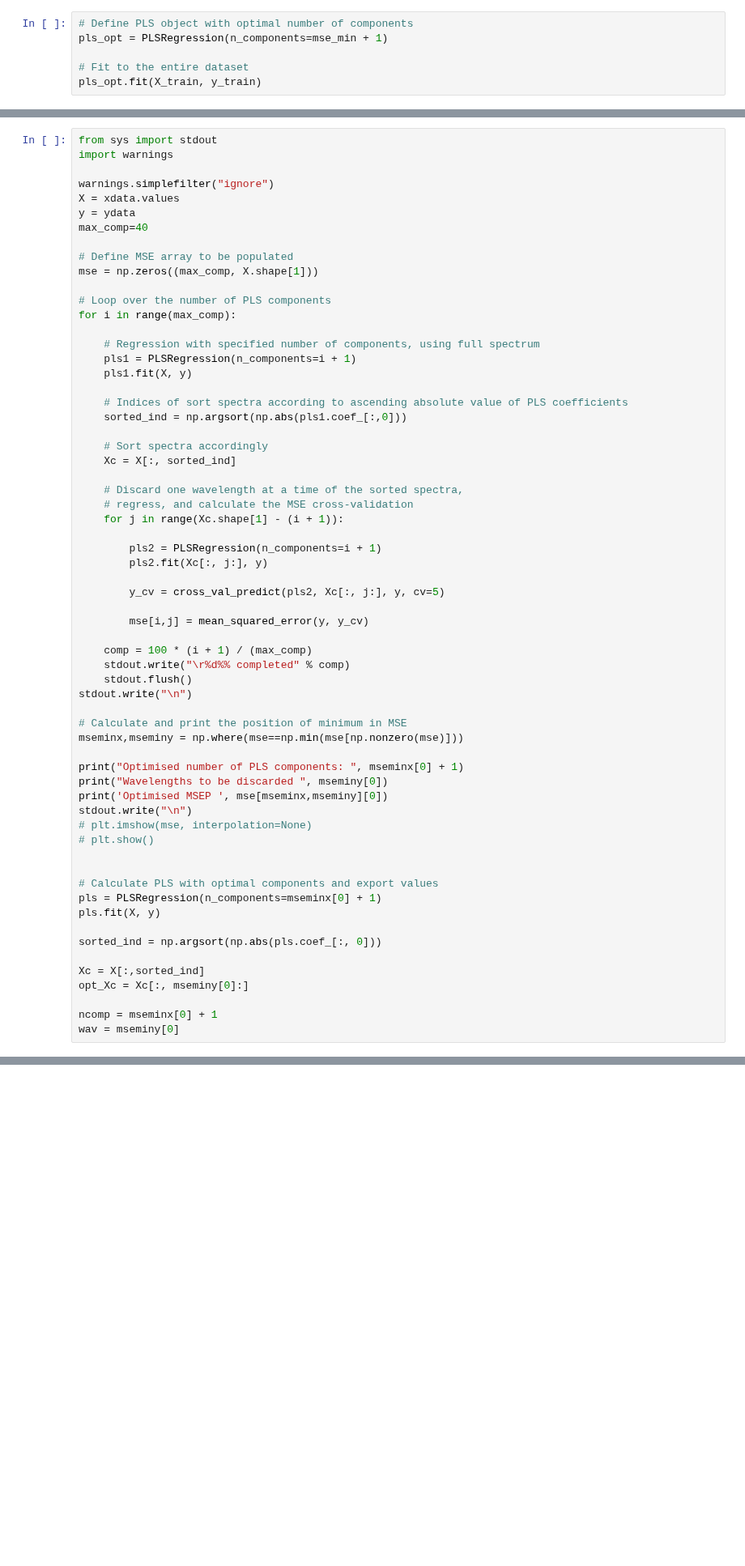
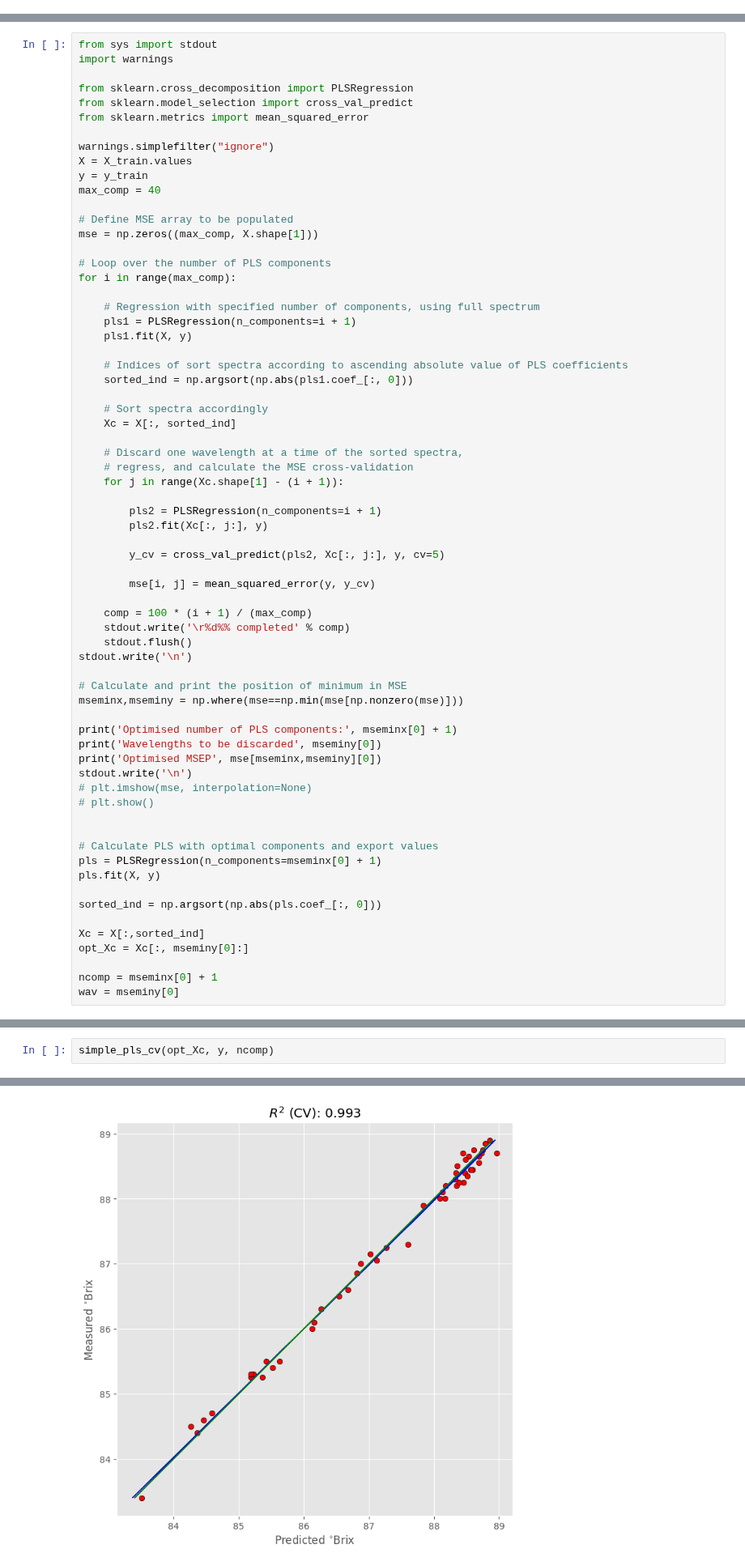
Before and after one commit to bitwalk123/MyNotebook, a Jupyter notebook: octane_101.ipynb, the cells around one changed output, grey strips where cells are left out. Shown at 81% size. Saved outputs shown, nothing was run; the diff lists cells and outputs as text; blank space fills up the shorter version.

```diff
--- a/octane_101.ipynb
+++ b/octane_101.ipynb
@@ -181,6 +195,0 @@ Suggested number of components:  4
-# %%
-# Define PLS object with optimal number of components
-pls_opt = PLSRegression(n_components=mse_min + 1)
-
-# Fit to the entire dataset
-pls_opt.fit(X_train, y_train)
@@ -192,10 +199,14 @@ PLSRegression(n_components=4)
 from sys import stdout
 import warnings
 
+from sklearn.cross_decomposition import PLSRegression
+from sklearn.model_selection import cross_val_predict
+from sklearn.metrics import mean_squared_error
+
 warnings.simplefilter("ignore")
-X = xdata.values
-y = ydata
-max_comp=40
+X = X_train.values
+y = y_train
+max_comp = 40
 
 # Define MSE array to be populated
 mse = np.zeros((max_comp, X.shape[1]))
@@ -208,7 +219,7 @@ for i in range(max_comp):
     pls1.fit(X, y)
 
     # Indices of sort spectra according to ascending absolute value of PLS coefficients
-    sorted_ind = np.argsort(np.abs(pls1.coef_[:,0]))
+    sorted_ind = np.argsort(np.abs(pls1.coef_[:, 0]))
 
     # Sort spectra accordingly
     Xc = X[:, sorted_ind]
@@ -222,20 +233,20 @@ for i in range(max_comp):
 
         y_cv = cross_val_predict(pls2, Xc[:, j:], y, cv=5)
 
-        mse[i,j] = mean_squared_error(y, y_cv)
+        mse[i, j] = mean_squared_error(y, y_cv)
 
     comp = 100 * (i + 1) / (max_comp)
-    stdout.write("\r%d%% completed" % comp)
+    stdout.write('\r%d%% completed' % comp)
     stdout.flush()
-stdout.write("\n")
+stdout.write('\n')
 
 # Calculate and print the position of minimum in MSE
 mseminx,mseminy = np.where(mse==np.min(mse[np.nonzero(mse)]))
 
-print("Optimised number of PLS components: ", mseminx[0] + 1)
-print("Wavelengths to be discarded ", mseminy[0])
-print('Optimised MSEP ', mse[mseminx,mseminy][0])
-stdout.write("\n")
+print('Optimised number of PLS components:', mseminx[0] + 1)
+print('Wavelengths to be discarded', mseminy[0])
+print('Optimised MSEP', mse[mseminx,mseminy][0])
+stdout.write('\n')
 # plt.imshow(mse, interpolation=None)
 # plt.show()
 
@@ -258,0 +270,3 @@ Optimised MSEP  0.014025143902352521
+# %%
+simple_pls_cv(opt_Xc, y, ncomp)
+# %% [output]
@@ -258,0 +277 @@ Optimised MSEP  0.014025143902352521
+[figure, added]
```
Also changed, not shown: parts of 8 cells of this notebook.
